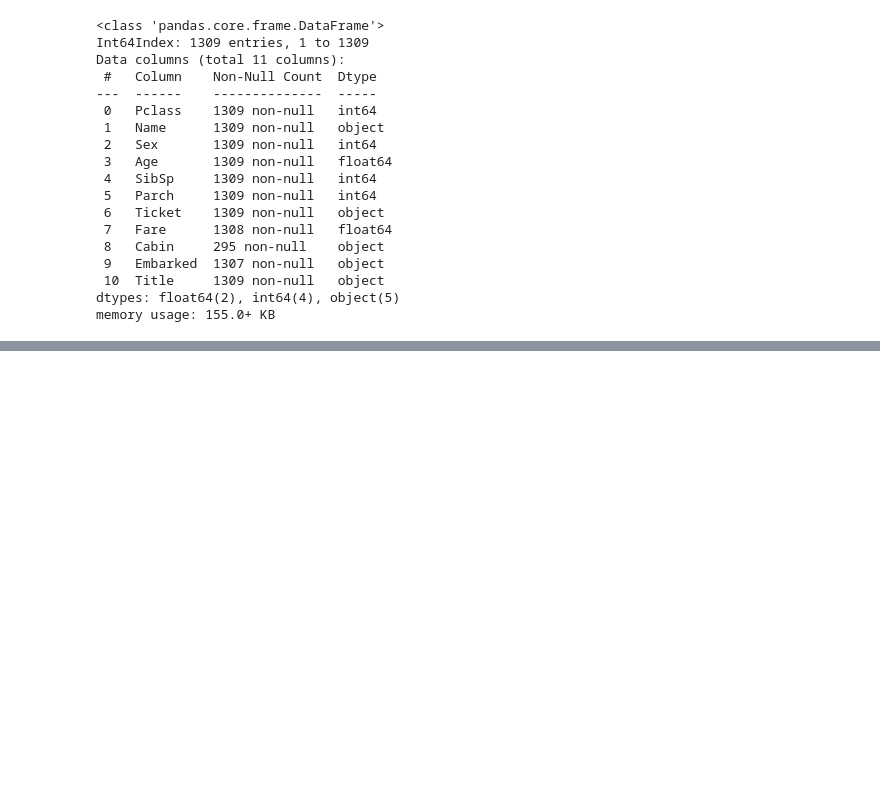
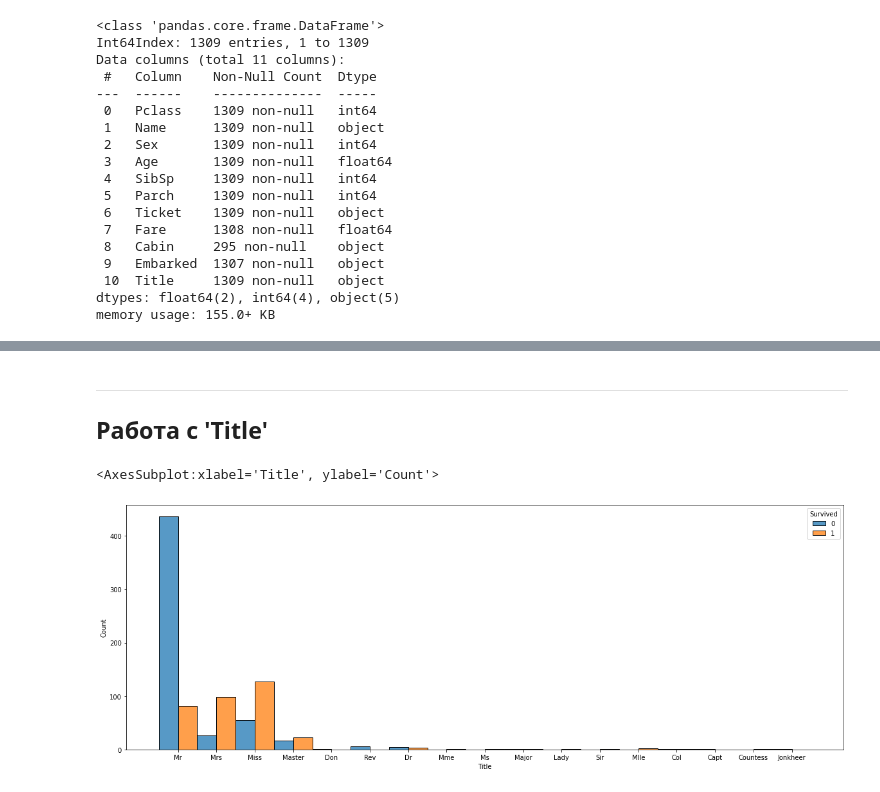
Before and after one commit to warshtayner/Kaggle_Titanic, a Jupyter notebook: version_4.ipynb, the cells around one changed output, grey strips where cells are left out. Saved outputs shown, nothing was run; the diff lists cells and outputs as text; code cells hidden in the pictures; blank space fills up the shorter version.

```diff
--- a/version_4.ipynb
+++ b/version_4.ipynb
@@ -182,0 +252,16 @@ for i in
+# %%
+df['Age_group'] = df['Age'].map(lambda age: int(age // 14))
+# %% [markdown]
+---
+
+
+Работа с 'Title'
+---
+# %%
+test_age['Title'] = df[df.index <= test_age.index[-1]]['Title']
+# %%
+plt.figure(figsize = [20, 7])
+sns.histplot(data = test_age, x = test_age['Title'], hue = test_age['Survived'], multiple = 'dodge')
+# %% [output]
+<AxesSubplot:xlabel='Title', ylabel='Count'>
+[figure, added]
```
Also changed, not shown: parts of 36 cells of this notebook, 2 other files.
